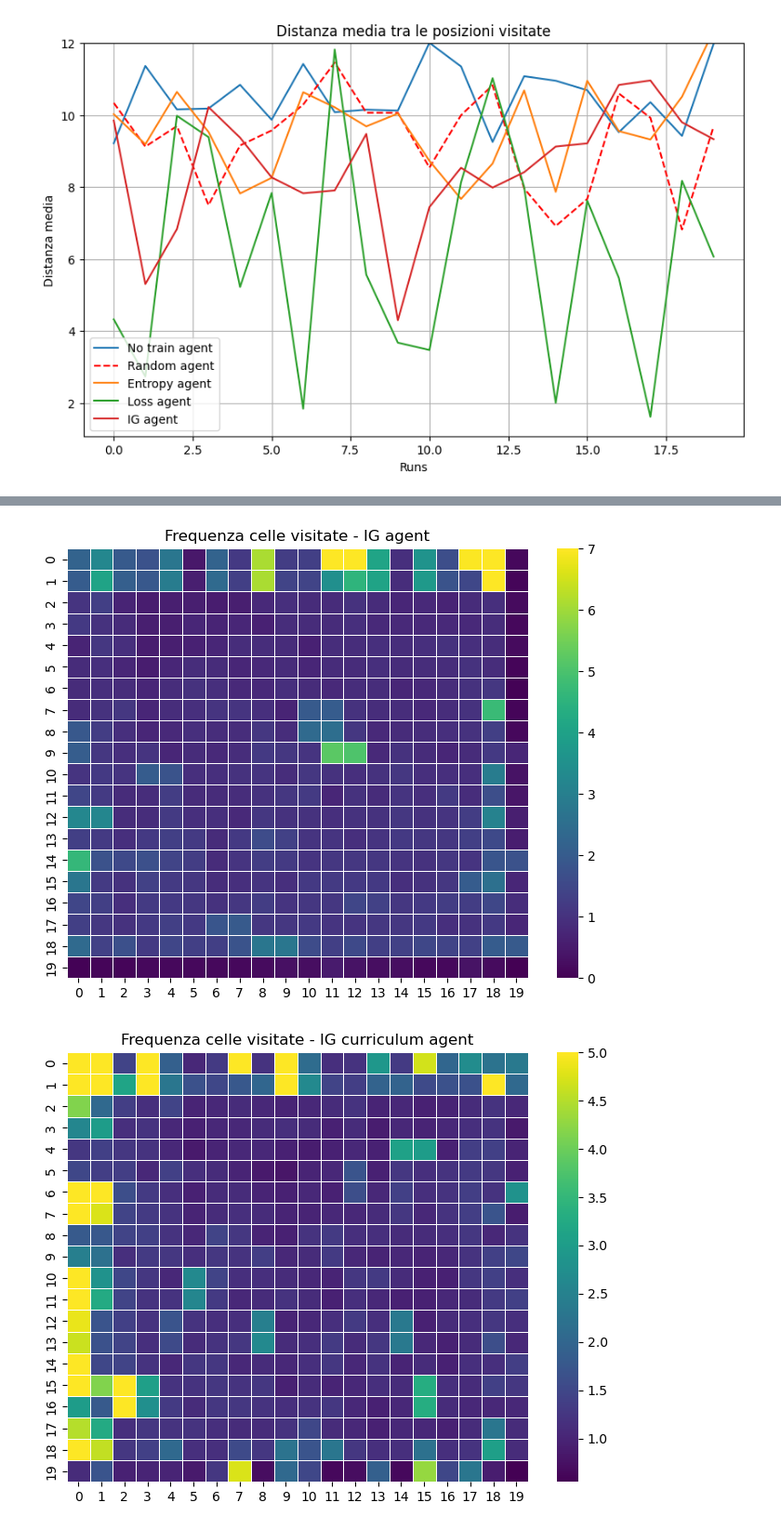
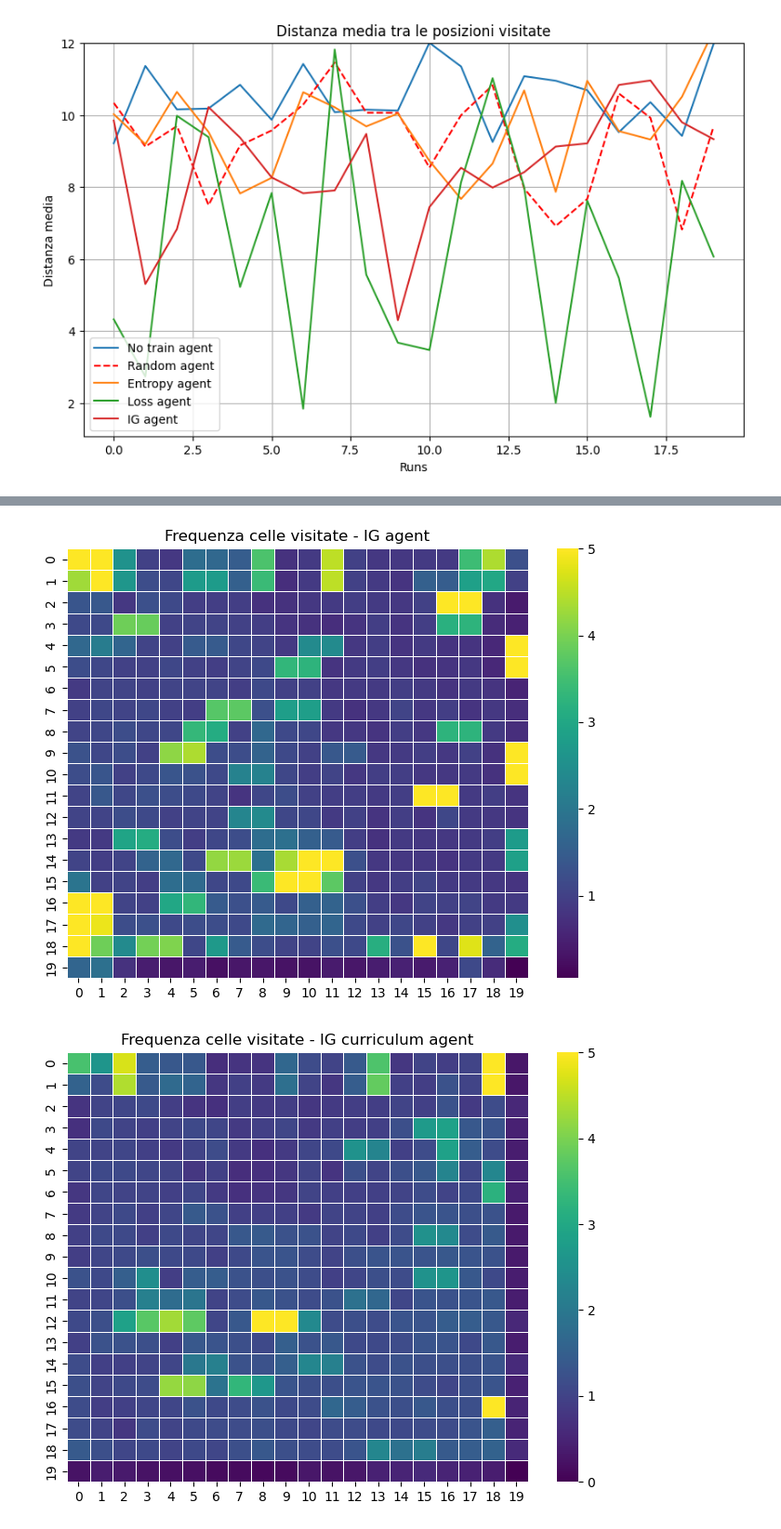
Before and after one commit to Emamasi-uni/explorationRL, a Jupyter notebook: results.ipynb, the cells around one changed output, grey strips where cells are left out. Shown at 93% size. Saved outputs shown, nothing was run; the diff lists cells and outputs as text; code cells hidden in the pictures.

Commit message:
curriculm with cnn and fix buffer size

```diff
--- a/results.ipynb
+++ b/results.ipynb
@@ -133,7 +133,7 @@ test_data_entropy = read_dict(file_path=f"./data/policy1_entropy/test_data_entro
 test_data_loss = read_dict(file_path=f"./data/policy1_loss/test_data_loss_cnn.json")
 test_data_random = read_dict(file_path=f"./data/policy1_random/test_data_random_cnn.json")
 test_data_ig_reward = read_dict(file_path=f"./data/policy2_ig_reward/test_data_ig_reward_cnn.json")
-test_data_ig_reward_curriculum = read_dict(file_path=f"./data/policy2_ig_reward_curriculum/test_data_ig_reward_curriculum_mlp.json")
+test_data_ig_reward_curriculum = read_dict(file_path=f"./data/policy2_ig_reward_curriculum/test_data_ig_reward_curriculum_cnn.json")
 test_data_random_agent = read_dict(file_path=f"./data/random_agent/test_data_random_agent_2025-03-07_12-22-49.json")
 test_data_no_train = read_dict(file_path=f"data/no_train/test_data_no_train_2025-03-05_12-03-41.json")
 # %%
@@ -502,9 +502,9 @@ plot_visit_heatmap(grid_size=20, cells_visited=cells_visited_random, title="Freq
 
 plot_visit_heatmap(grid_size=20, cells_visited=cells_visited_entropy, title="Frequenza celle visitate - Entropy agent", vmax=5)
 
-plot_visit_heatmap(grid_size=20, cells_visited=cells_visited_loss, title="Frequenza celle visitate - Loss agent", vmax=7)
+plot_visit_heatmap(grid_size=20, cells_visited=cells_visited_loss, title="Frequenza celle visitate - Loss agent", vmax=5)
 
-plot_visit_heatmap(grid_size=20, cells_visited=cells_visited_ig, title="Frequenza celle visitate - IG agent", vmax=7)
+plot_visit_heatmap(grid_size=20, cells_visited=cells_visited_ig, title="Frequenza celle visitate - IG agent", vmax=5)
 
 plot_visit_heatmap(grid_size=20, cells_visited=cells_visited_ig_curriculum, title="Frequenza celle visitate - IG curriculum agent", vmax=5)
 # %% [output]
@@ -515,2 +515,2 @@ plot_visit_heatmap(grid_size=20, cells_visited=cells_visited_ig_curriculum, titl
-[figure, old version]
+[figure, new version]
-[figure, old version]
+[figure, new version]
```
Also changed, not shown: parts of 10 cells of this notebook, 19 other files.
